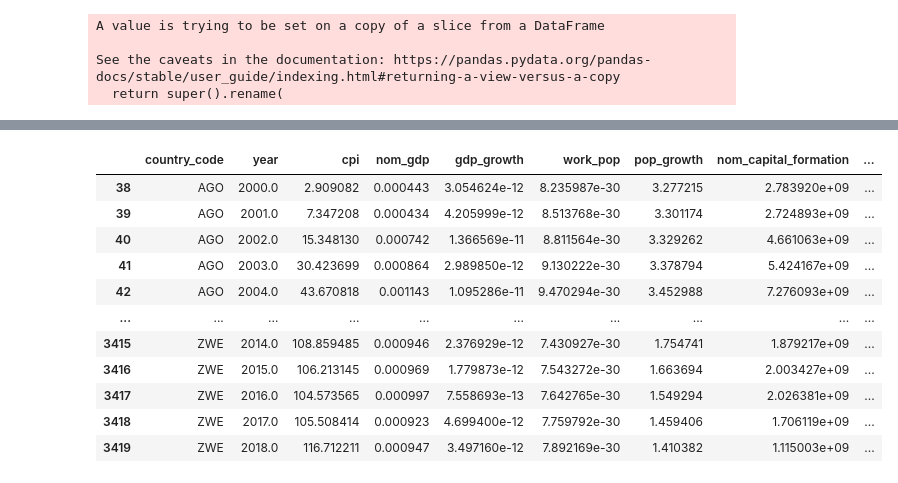
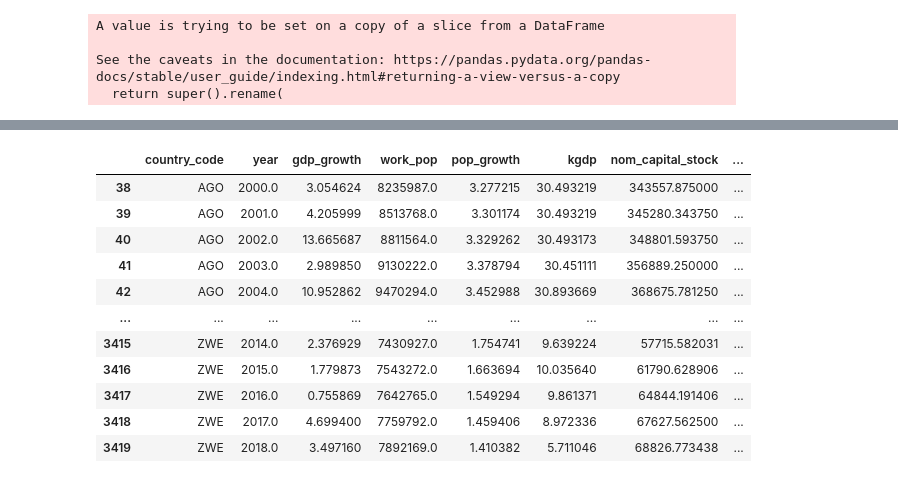
Before and after one commit to iatrogenic/Solow-TPROG, a Jupyter notebook: Modeling_data.ipynb, the cells around one changed output, grey strips where cells are left out. Cells and saved outputs as stored; diff of their text form; code cells hidden in the pictures.

```diff
--- a/Modeling_data.ipynb
+++ b/Modeling_data.ipynb
@@ -100,11 +96,11 @@ pwt = pd.DataFrame(pwt)
 # %%
 # create a dataframe with World Bank data
 
-df1 = pd.concat([cpi, nom_gdp, gdp_growth, work_pop, pop_growth, nom_capital_formation, pop, kgdp], axis = 1) # merge dataframes
+df1 = pd.concat([gdp_growth, work_pop, pop_growth, kgdp], axis = 1) # merge dataframes
 df1 = df1.loc[:,~df1.columns.duplicated()] # remove duplicate columns
 df1 = df1.dropna()
 df1.reset_index(drop = True)
-
+df1
 # delete two unecessary columns
 del df1['Country Name']
 del df1['Time Code']
@@ -112,28 +108,21 @@ del df1['Time Code']
 # rename columns
 df1.rename(columns = {'Country Code': 'country_code'}, inplace = True)
 df1.rename(columns = {'Time': 'year'}, inplace = True)
-df1.rename(columns = {'Consumer price index (2010 = 100) [FP.CPI.TOTL]': 'cpi'}, inplace = True)
-df1.rename(columns = {'GDP (current US$) [NY.GDP.MKTP.CD]': 'nom_gdp'}, inplace = True)
 df1.rename(columns = {'GDP growth (annual %) [NY.GDP.MKTP.KD.ZG]': 'gdp_growth'}, inplace = True)
 df1.rename(columns = {'Population ages 15-64, total [SP.POP.1564.TO]': 'work_pop'}, inplace = True)
 df1.rename(columns = {'Population growth (annual %) [SP.POP.GROW]': 'pop_growth'}, inplace = True)
-df1.rename(columns = {'Gross capital formation (current US$) [NE.GDI.TOTL.CD]': 'nom_capital_formation'}, inplace = True)
-df1.rename(columns = {'Population, total [SP.POP.TOTL]': 'pop'}, inplace = True)
 df1.rename(columns = {'Gross capital formation (% of GDP) [NE.GDI.TOTL.ZS]': 'kgdp'}, inplace = True)
 
 # remove rows for years before 2000 and after 2018
 df1 = df1[df1['year'] > 1999]
 df1 = df1[df1['year'] < 2019]
 
+
 # convert to numeric
 #print(df1.dtypes)
-df1['cpi'] = pd.to_numeric(df1['cpi'], errors='coerce')
-df1['nom_gdp'] = pd.to_numeric(df1['nom_gdp'], errors='coerce')
 df1['gdp_growth'] = pd.to_numeric(df1['gdp_growth'], errors='coerce')
 df1['work_pop'] = pd.to_numeric(df1['work_pop'], errors='coerce')
 df1['pop_growth'] = pd.to_numeric(df1['pop_growth'], errors='coerce')
-df1['nom_capital_formation'] = pd.to_numeric(df1['nom_capital_formation'], errors='coerce')
-df1['pop'] = pd.to_numeric(df1['pop'], errors='coerce')
 df1['kgdp'] = pd.to_numeric(df1['kgdp'], errors='coerce')
 #print(df1.dtypes)
 
@@ -141,7 +130,7 @@ df1['kgdp'] = pd.to_numeric(df1['kgdp'], errors='coerce')
 # %%
 # create a dataframe with Penn World dataset
 
-df2 = pwt[['countrycode', 'year', 'cn', 'labsh', 'delta', 'rgdpna', 'rnna']] # keep columns we need
+df2 = pwt[['countrycode', 'year', 'cn', 'labsh', 'delta', 'rgdpna', 'rnna', 'pop']] # keep columns we need
 
 # rename columns
 df2.rename(columns = {'countrycode': 'country_code'}, inplace = True)
@@ -187,67 +176,46 @@ df
 # %%
 # data transformation & creation
 
-# create: inflation-adjusted gdp and capital stock
-df['real_gdp'] = df['nom_gdp'] / (df['cpi'] / 100)
-df['real_capital_formation'] = df['nom_capital_formation'] / (df['cpi'] / 100)
 
 # create: capital share of income
 df['capital_share_income'] = 1 - df['labour_share_income']
 
-# adjust units of real capital stock
-#df['real_capital_stock'] = df['real_capital_stock'] * 1000000
-
 # adjust units of gdp growth
-df['gdp_growth'] = df['gdp_growth'] / 100
+df['gdp_growth'] = df['gdp_growth']
+df['delta'] = df['delta'] * 100
 
 # adjust units of population growth
 df['pop_growth'] = df['pop_growth']
 
 # adjust units
-df['work_pop'] = df['work_pop'] / 1000000
-
-# adjust unit
-df['real_y'] = df['real_y'] * 100
+#df['work_pop'] = df['work_pop'] / 1000000
 
 # adjust units
-df['real_k'] = df['real_k'] * 100
+df['real_y'] = df['real_y'] / 10
+10
+# adjust units
+df['real_k'] = df['real_k']
 
 # create: real gdp per working-age population (in millions of US dollars)
-df['real_gdp_per_work_pop'] = df['real_gdp'] / df['work_pop']
+df['real_gdp_per_work_pop'] = (df['real_y'] / df['pop'])
 
 # create: real capital stock's share of real gdp (savings)
-#df['savings'] =  (df['real_capital_formation'] / df['real_gdp']) / 100
-df['savings'] = df['kgdp'] / 100
+df['savings'] = round(df['kgdp'], 2)
+#df['savings'] = df['real_k'] / df['real_y']
 
+#df['real_y'] = (df['real_y']/df['real_y'].max())*100
+df = df.dropna()
 df
-
-# variables to scale:
-
-# nom_gdp
-# nom_capital_formation
-# pop
-# nom_capital_stock
-# real_y
-# real_k
-# real_gdp
-# real_capital_formation
-# real_gdp_per_work_pop
-
-normalized_df = df.copy()
-normalized_df['nom_gdp'] = df['nom_gdp']/df['nom_gdp'].max()
-
-normalized_df
-# any daat transformation here
 # %% [output]
-|  | country_code | year | cpi | nom_gdp | gdp_growth | work_pop | pop_growth | nom_capital_formation | ... |
-| 38 | AGO | 2000.0 | 2.909082 | 0.000443 | 3.054624e-12 | 8.235987e-30 | 3.277215 | 2.783920e+09 | ... |
-| 39 | AGO | 2001.0 | 7.347208 | 0.000434 | 4.205999e-12 | 8.513768e-30 | 3.301174 | 2.724893e+09 | ... |
-| 40 | AGO | 2002.0 | 15.348130 | 0.000742 | 1.366569e-11 | 8.811564e-30 | 3.329262 | 4.661063e+09 | ... |
-| 41 | AGO | 2003.0 | 30.423699 | 0.000864 | 2.989850e-12 | 9.130222e-30 | 3.378794 | 5.424167e+09 | ... |
-| 42 | AGO | 2004.0 | 43.670818 | 0.001143 | 1.095286e-11 | 9.470294e-30 | 3.452988 | 7.276093e+09 | ... |
-| ... | ... | ... | ... | ... | ... | ... | ... | ... | ... |
-| 3415 | ZWE | 2014.0 | 108.859485 | 0.000946 | 2.376929e-12 | 7.430927e-30 | 1.754741 | 1.879217e+09 | ... |
-| 3416 | ZWE | 2015.0 | 106.213145 | 0.000969 | 1.779873e-12 | 7.543272e-30 | 1.663694 | 2.003427e+09 | ... |
-| 3417 | ZWE | 2016.0 | 104.573565 | 0.000997 | 7.558693e-13 | 7.642765e-30 | 1.549294 | 2.026381e+09 | ... |
-| 3418 | ZWE | 2017.0 | 105.508414 | 0.000923 | 4.699400e-12 | 7.759792e-30 | 1.459406 | 1.706119e+09 | ... |
-| 3419 | ZWE | 2018.0 | 116.712211 | 0.000947 | 3.497160e-12 | 7.892169e-30 | 1.410382 | 1.115003e+09 | ... |
+|  | country_code | year | gdp_growth | work_pop | pop_growth | kgdp | nom_capital_stock | ... |
+| 38 | AGO | 2000.0 | 3.054624 | 8235987.0 | 3.277215 | 30.493219 | 343557.875000 | ... |
+| 39 | AGO | 2001.0 | 4.205999 | 8513768.0 | 3.301174 | 30.493219 | 345280.343750 | ... |
+| 40 | AGO | 2002.0 | 13.665687 | 8811564.0 | 3.329262 | 30.493173 | 348801.593750 | ... |
+| 41 | AGO | 2003.0 | 2.989850 | 9130222.0 | 3.378794 | 30.451111 | 356889.250000 | ... |
+| 42 | AGO | 2004.0 | 10.952862 | 9470294.0 | 3.452988 | 30.893669 | 368675.781250 | ... |
+| ... | ... | ... | ... | ... | ... | ... | ... | ... |
+| 3415 | ZWE | 2014.0 | 2.376929 | 7430927.0 | 1.754741 | 9.639224 | 57715.582031 | ... |
+| 3416 | ZWE | 2015.0 | 1.779873 | 7543272.0 | 1.663694 | 10.035640 | 61790.628906 | ... |
+| 3417 | ZWE | 2016.0 | 0.755869 | 7642765.0 | 1.549294 | 9.861371 | 64844.191406 | ... |
+| 3418 | ZWE | 2017.0 | 4.699400 | 7759792.0 | 1.459406 | 8.972336 | 67627.562500 | ... |
+| 3419 | ZWE | 2018.0 | 3.497160 | 7892169.0 | 1.410382 | 5.711046 | 68826.773438 | ... |
```
Also changed, not shown: parts of 11 cells of this notebook.
